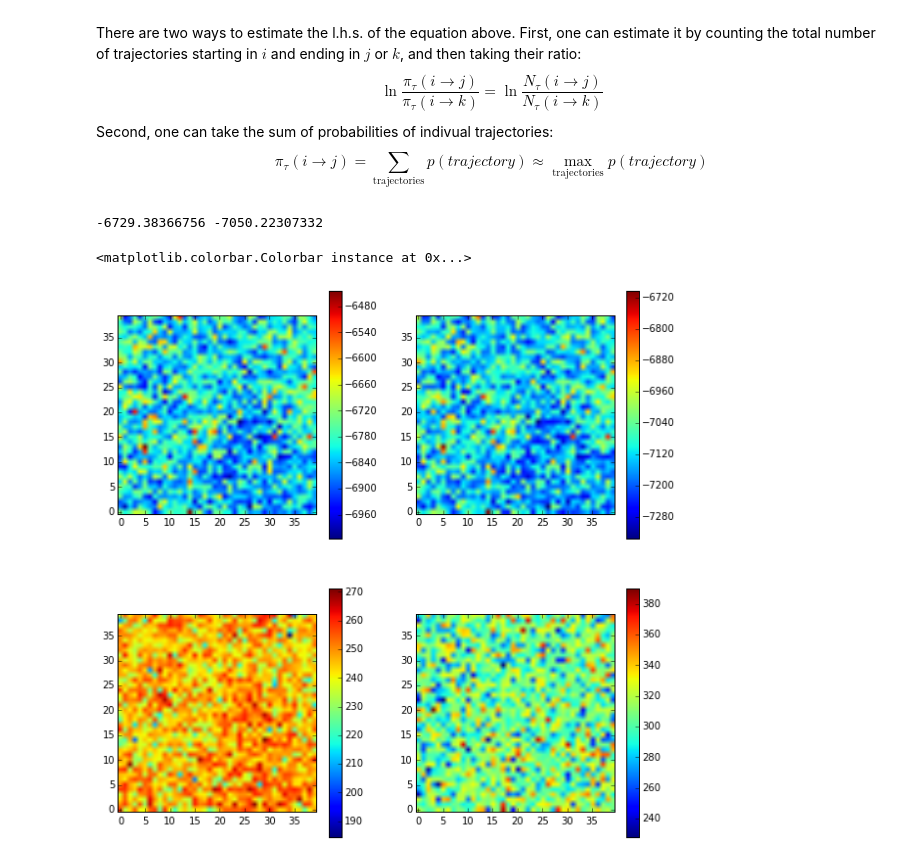
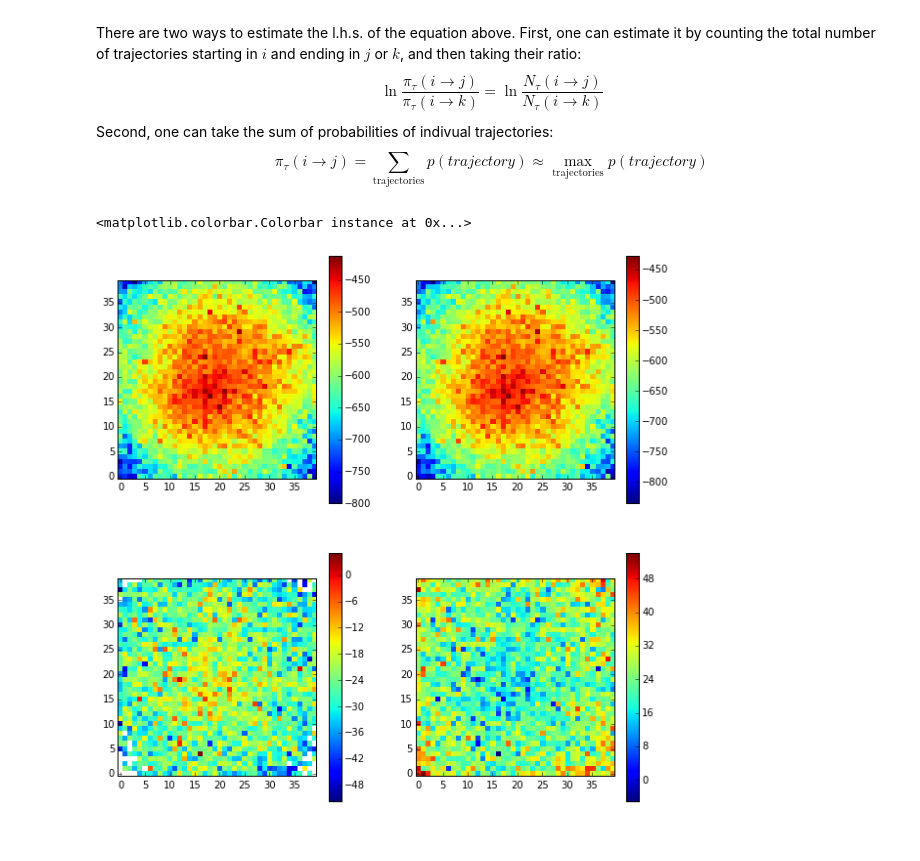
Before and after one commit to nperunov/ipython_notebook_shared, a Jupyter notebook: plot_logPf_Q.ipynb, the cells around one changed output. Cells and saved outputs as stored; diff of their text form; code cells hidden in the pictures.

```diff
--- a/plot_logPf_Q.ipynb
+++ b/plot_logPf_Q.ipynb
@@ -10,10 +10,12 @@ import matplotlib.pyplot as plt
 import matplotlib.animation as animation
 %matplotlib inline
 # %%
-ntraj = int(1000)
+ntraj = int(5e6)
 Nx = 40
 Ny = 40
 sim_path = "/Volumes/MacintoshHD2/rw_in_time_dependent_potential"
-sim_name = "9_24_2014/2456141-sim/"
+#sim_name = "9_24_2014/2456141-sim/"
+#sim_name = "10_16_2014/4384706-sim"
+sim_name = "10_20_2014/4718758-sim/"
 print sim_path, sim_name
 # %% [output]
@@ -28,12 +30,18 @@ def load_trajectory( filename ):
     return traj
 
 def compute_pos_W_logPf_logPr_Q( trajectory ):
-    pos = trajectory['id'][-1]
+    njumps = trajectory.shape[0] if trajectory.shape else 1
+    pos = (trajectory['id'][-1] if njumps > 1 else float(trajectory['id']))
     W = trajectory['dW'].sum()
     logPf = trajectory['dlogPf'].sum()
     logPr = trajectory['dlogPr'].sum()
-    dQ = trajectory['dQ'].sum()
-    return pos, W, logPf, logPr, dQ
+    Q = trajectory['dQ'].sum()
+    return pos, W, logPf, logPr, Q, njumps
+
+def fill_missing_values(count):
+    count_tmp = pd.Series(np.zeros(1600, dtype=float), name='pos')
+    count_tmp.ix[count.index] = count
+    return count_tmp
 # %%
 df = pd.read_csv(os.path.join(sim_path, sim_name, "final_coord_summary.txt"))
 # %%
@@ -191,30 +205,30 @@ Second, one can take the sum of probabilities of indivual trajectories:
 # %%
 pi_forward = grouped.apply(lambda x: x.logPf - x.logPf.mean() )
 pi_reverse = grouped.apply(lambda x: x.logPr - x.logPr.mean() )
 
 pi_f_max = grouped.apply(lambda x: x.logPf.max() )
 pi_r_max = grouped.apply(lambda x: x.logPr.max() )
 Q_min = grouped.apply(lambda x: x.Q.min() )
+expQ = grouped.apply(lambda x: np.log((np.exp(x.logPf-x.Q)).sum()/np.exp(x.logPf).sum() ))
 
-print pi_f_max[0], pi_r_max[0]
+#print pi_f_max[0], pi_r_max[0]
 
 plt.figure(figsize=(10,10))
 plt.subplot(221)
-plt.imshow(pi_f_max.reshape(Nx, Ny).T, origin='lower')
+plt.imshow(fill_missing_values(pi_f_max).reshape(Nx, Ny).T, origin='lower', interpolation='Nearest')
 plt.colorbar()
 plt.subplot(222)
-plt.imshow(pi_r_max.reshape(Nx, Ny).T, origin='lower')
+plt.imshow(fill_missing_values(pi_r_max).reshape(Nx, Ny).T, origin='lower', interpolation='Nearest')
 plt.colorbar()
 plt.subplot(223)
-plt.imshow(Q_min.reshape(Nx, Ny).T, origin='lower')
+plt.imshow(fill_missing_values(expQ).reshape(Nx, Ny).T, origin='lower', interpolation='Nearest')
 plt.colorbar()
 plt.subplot(224)
-plt.imshow((pi_f_max-pi_r_max).reshape(Nx, Ny).T, origin='lower')
+plt.imshow(fill_missing_values((pi_f_max-pi_r_max)).reshape(Nx, Ny).T, origin='lower', interpolation='Nearest')
 plt.colorbar()
 # %% [output]
--6729.38366756 -7050.22307332
+<matplotlib.colorbar.Colorbar instance at 0x...>
-<matplotlib.colorbar.Colorbar instance at 0x...>
-[figure, old version]
+[figure, new version]
 # %%
 plt.figure(figsize=(10,6))
 plt.subplot(121)
```
Also changed, not shown: parts of 19 cells of this notebook.
